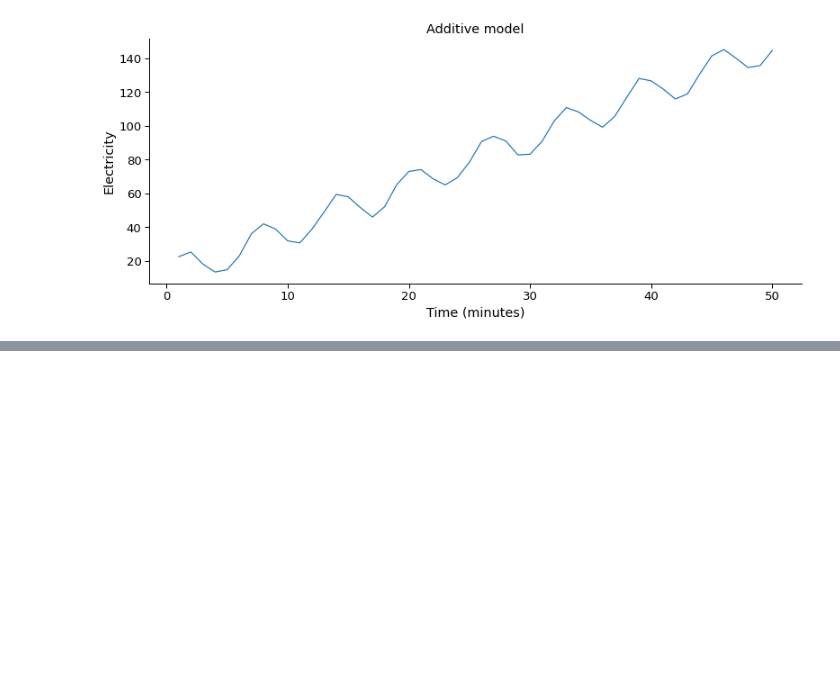
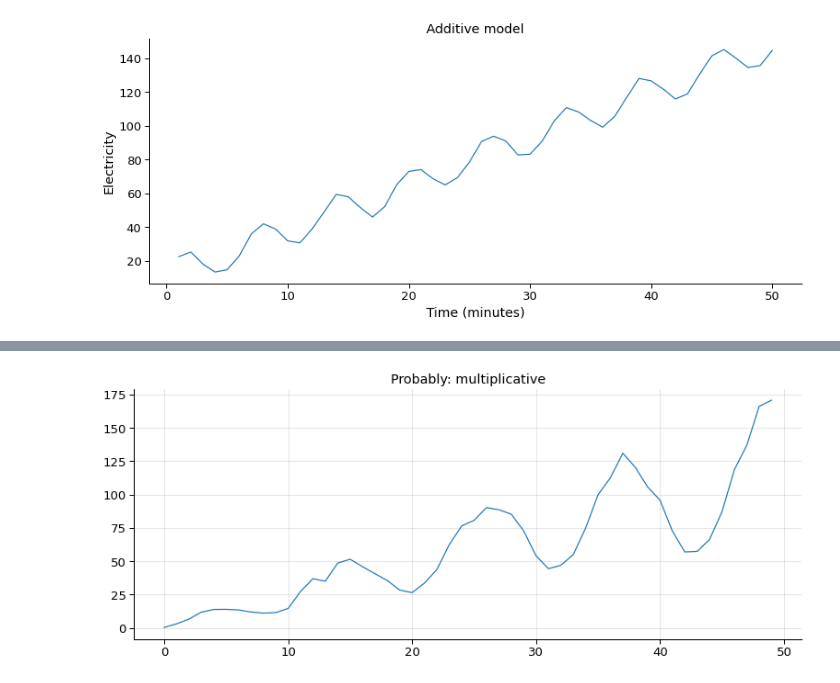
Before and after one commit to razielar/coursera_time_series_forecasting, a Jupyter notebook: coursera_time_series/week_1/2_time_series_decomposition/ts.demposition.ipynb, the cells around one changed output, grey strips where cells are left out. Saved outputs shown, nothing was run; the diff lists cells and outputs as text; code cells hidden in the pictures; blank space fills up the shorter version.

```diff
--- a/coursera_time_series/week_1/2_time_series_decomposition/ts.demposition.ipynb
+++ b/coursera_time_series/week_1/2_time_series_decomposition/ts.demposition.ipynb
@@ -51,0 +112,13 @@ estimated_residual= ss_decomposition.resid
+# %%
+time= np.arange(0, 50)
+
+data_path= '../course_data/2_time_series-decomposition-material/'
+data_a= np.load(data_path+"dataset_A.npy")
+data_b= np.load(data_path+"dataset_B.npy")
+# %%
+plt.plot(data_a)
+plt.title("Probably: multiplicative")
+plt.grid(alpha= 0.4)
+plt.show()
+# %% [output]
+[figure, added]
```
Also changed, not shown: parts of 15 cells of this notebook.
